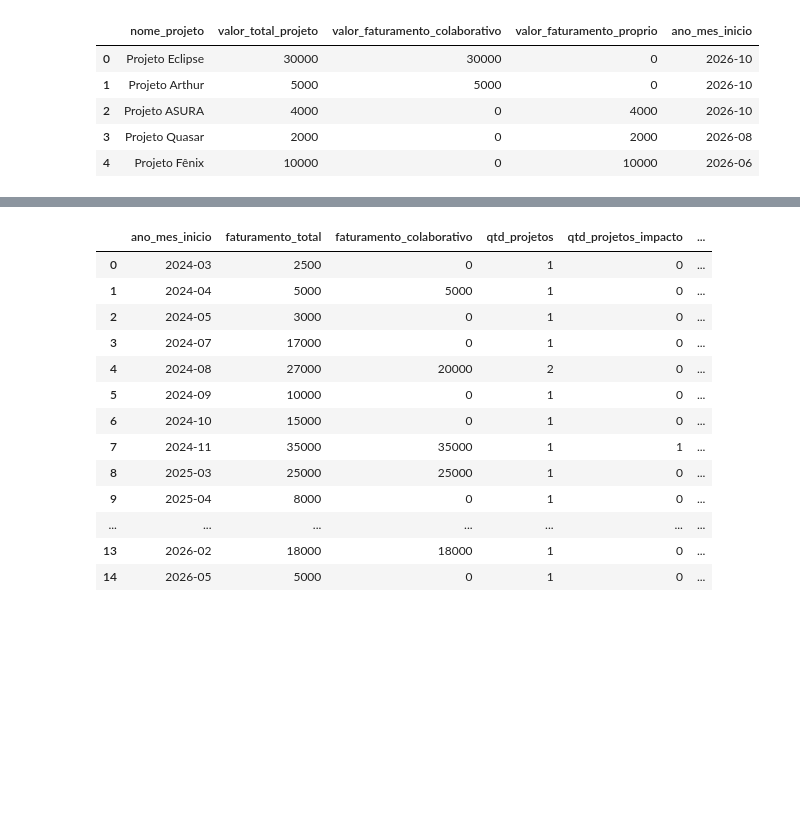
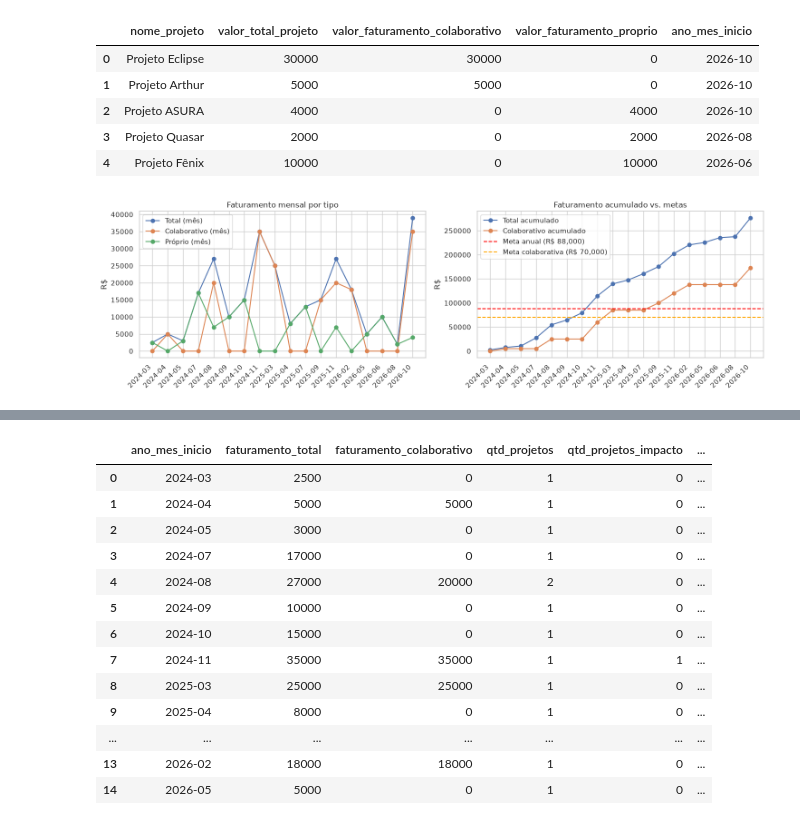
Before and after one commit to Italo27-py/Project_DEX_Asimov, a Jupyter notebook: Code_1.ipynb, the cells around one changed output, grey strips where cells are left out. Saved outputs shown, nothing was run; the diff lists cells and outputs as text; code cells hidden in the pictures; blank space fills up the shorter version.

Commit message:
adicionada serie temporal de faturamento (acompanhamento evolutivo)

```diff
--- a/Code_1.ipynb
+++ b/Code_1.ipynb
@@ -215,3 +215,49 @@ df[['nome_projeto', 'valor_total_projeto', 'valor_faturamento_colaborativo', 'va
 | 2 | Projeto ASURA | 4000 | 0 | 4000 | 2026-10 |
 | 3 | Projeto Quasar | 2000 | 0 | 2000 | 2026-08 |
 | 4 | Projeto Fênix | 10000 | 0 | 10000 | 2026-06 |
+# %%
+def construir_serie_evolutiva(df):
+    serie = (
+        df.groupby('ano_mes_inicio', as_index=False)
+          .agg(
+              faturamento_total=('valor_total_projeto', 'sum'),
+              faturamento_colaborativo=('valor_faturamento_colaborativo', 'sum'),
+              faturamento_proprio=('valor_faturamento_proprio', 'sum'),
+          )
+          .sort_values('ano_mes_inicio')
+          .reset_index(drop=True)
+    )
+    serie['faturamento_total_acumulado'] = serie['faturamento_total'].cumsum()
+    serie['faturamento_colaborativo_acumulado'] = serie['faturamento_colaborativo'].cumsum()
+    return serie
+
+def plotar_evolucao(serie):
+    fig, axes = plt.subplots(1, 2, figsize=(15, 4.5))
+
+    axes[0].plot(serie['ano_mes_inicio'], serie['faturamento_total'], marker='o', label='Total (mês)')
+    axes[0].plot(serie['ano_mes_inicio'], serie['faturamento_colaborativo'], marker='o', label='Colaborativo (mês)')
+    axes[0].plot(serie['ano_mes_inicio'], serie['faturamento_proprio'], marker='o', label='Próprio (mês)')
+    axes[0].set_xticks(range(len(serie)))
+    axes[0].set_xticklabels(serie['ano_mes_inicio'], rotation=45, ha='right')
+    axes[0].set_ylabel('R$')
+    axes[0].set_title('Faturamento mensal por tipo')
+    axes[0].legend()
+
+    axes[1].plot(serie['ano_mes_inicio'], serie['faturamento_total_acumulado'], marker='o', label='Total acumulado')
+    axes[1].plot(serie['ano_mes_inicio'], serie['faturamento_colaborativo_acumulado'], marker='o', label='Colaborativo acumulado')
+    axes[1].axhline(META_ANUAL, color='red', linestyle='--', label=f'Meta anual (R$ {META_ANUAL:,.0f})')
+    axes[1].axhline(META_COLABORATIVA, color='orange', linestyle='--', label=f'Meta colaborativa (R$ {META_COLABORATIVA:,.0f})')
+    axes[1].set_xticks(range(len(serie)))
+    axes[1].set_xticklabels(serie['ano_mes_inicio'], rotation=45, ha='right')
+    axes[1].set_ylabel('R$')
+    axes[1].set_title('Faturamento acumulado vs. metas')
+    axes[1].legend()
+
+    plt.tight_layout()
+    plt.show()
+
+serie_evolutiva = construir_serie_evolutiva(df)
+plotar_evolucao(serie_evolutiva)
+serie_evolutiva
+# %% [output]
+[figure, added]
```
Also changed, not shown: parts of 1 cell of this notebook.
